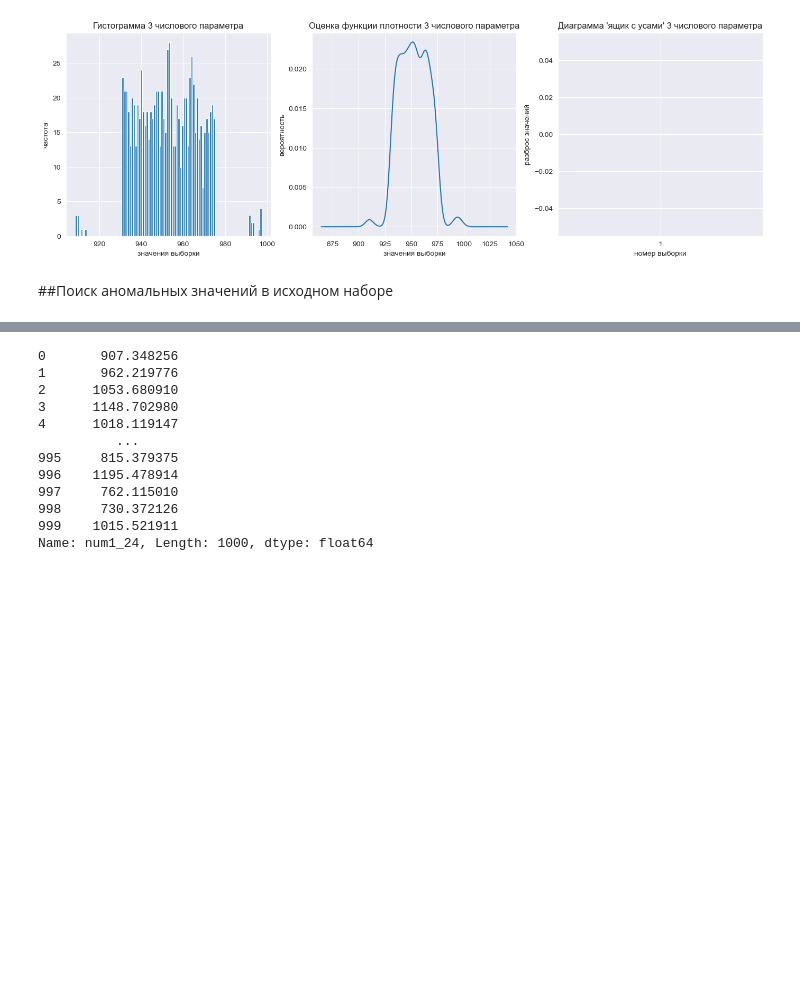
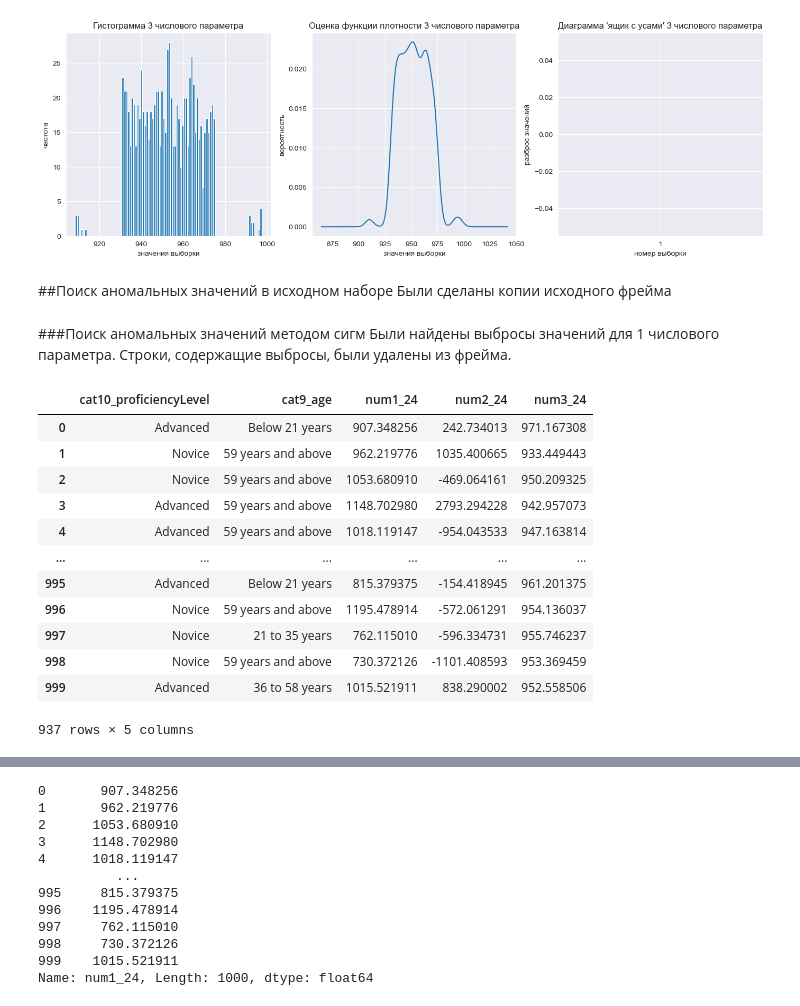
Before and after one commit to fongradnastya/data_analysis_1, a Jupyter notebook: notebooks/work1.ipynb, the cells around one changed output, grey strips where cells are left out. Drawn from its saved outputs; the diff is of its cells as text; code cells hidden in the pictures; blank space fills up the shorter version.

```diff
--- a/notebooks/work1.ipynb
+++ b/notebooks/work1.ipynb
@@ -208,0 +198,4 @@ Name: num3_24, Length: 1000, dtype: float64
+# %%
+frame[AGE] = frame[AGE].astype("category")
+frame[PROFICIENCY_LEVEL] = frame[PROFICIENCY_LEVEL].astype("category")
+frame.info()
@@ -228,3 +234,4 @@ plt.show()
 [figure]
 # %% [markdown]
 ##Поиск аномальных значений в исходном наборе
+Были сделаны копии исходного фрейма
@@ -230,0 +242,21 @@ plt.show()
+# %% [markdown]
+###Поиск аномальных значений методом сигм
+Были найдены выбросы значений для 1 числового параметра. Строки, содержащие выбросы, были удалены из фрейма.
+# %%
+_, low, upp = sigmaclip(frame_sigma[NUM_1], 3, 3)
+dropped_values = frame_sigma[NUM_1][(frame_sigma[NUM_1] < low) | (frame_sigma[NUM_1] > upp)]
+frame_sigma = frame_sigma.drop(dropped_values.index, axis=0)
+# %% [output]
+|  | cat10_proficiencyLevel | cat9_age | num1_24 | num2_24 | num3_24 |
+| 0 | Advanced | Below 21 years | 907.348256 | 242.734013 | 971.167308 |
+| 1 | Novice | 59 years and above | 962.219776 | 1035.400665 | 933.449443 |
+| 2 | Novice | 59 years and above | 1053.680910 | -469.064161 | 950.209325 |
+| 3 | Advanced | 59 years and above | 1148.702980 | 2793.294228 | 942.957073 |
+| 4 | Advanced | 59 years and above | 1018.119147 | -954.043533 | 947.163814 |
+| ... | ... | ... | ... | ... | ... |
+| 995 | Advanced | Below 21 years | 815.379375 | -154.418945 | 961.201375 |
+| 996 | Novice | 59 years and above | 1195.478914 | -572.061291 | 954.136037 |
+| 997 | Novice | 21 to 35 years | 762.115010 | -596.334731 | 955.746237 |
+| 998 | Novice | 59 years and above | 730.372126 | -1101.408593 | 953.369459 |
+| 999 | Advanced | 36 to 58 years | 1015.521911 | 838.290002 | 952.558506 |
+937 rows × 5 columns
```
Also changed, not shown: parts of 19 cells of this notebook.
